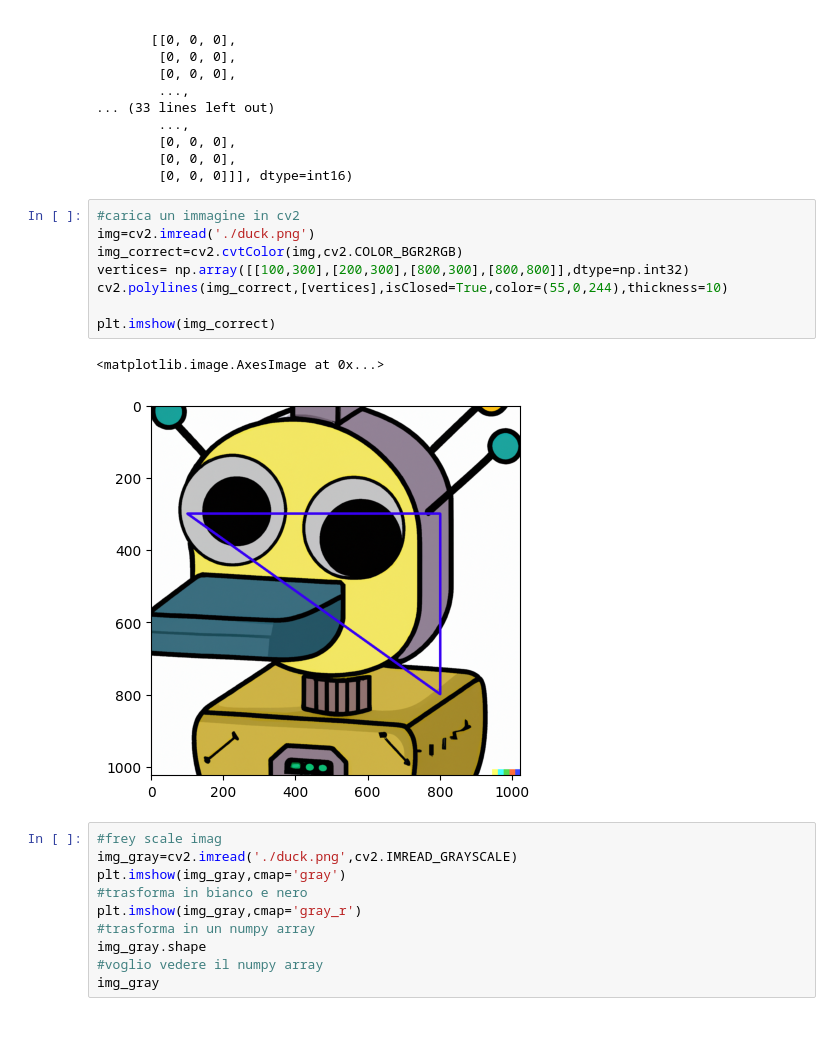
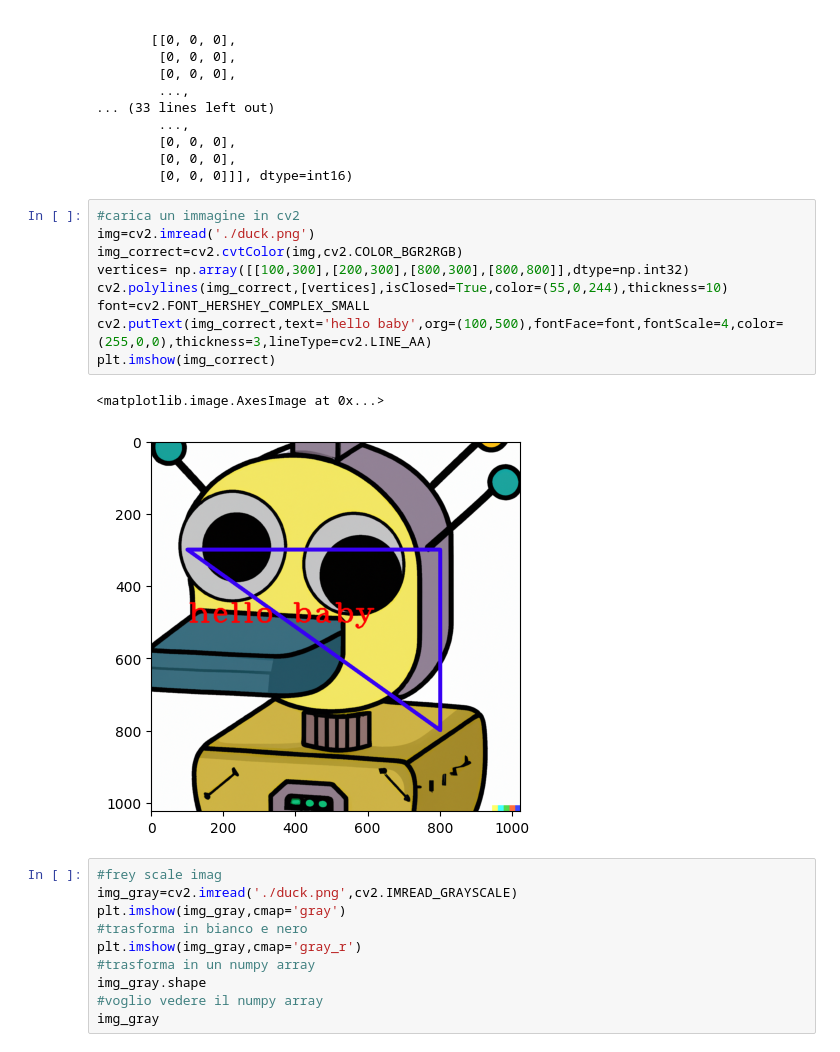
Before and after one commit to andreainzaghi/Pytorch-computer-vision-OPENCV, a Jupyter notebook: basicImages.ipynb, the cells around one changed output. Cells and saved outputs as stored; diff of their text form.

```diff
--- a/basicImages.ipynb
+++ b/basicImages.ipynb
@@ -120,14 +120,15 @@ array([[[0, 0, 0],
 # %%
 #carica un immagine in cv2
 img=cv2.imread('./duck.png')
 img_correct=cv2.cvtColor(img,cv2.COLOR_BGR2RGB)
 vertices= np.array([[100,300],[200,300],[800,300],[800,800]],dtype=np.int32)
 cv2.polylines(img_correct,[vertices],isClosed=True,color=(55,0,244),thickness=10)
-
+font=cv2.FONT_HERSHEY_COMPLEX_SMALL
+cv2.putText(img_correct,text='hello baby',org=(100,500),fontFace=font,fontScale=4,color=(255,0,0),thickness=3,lineType=cv2.LINE_AA)
 plt.imshow(img_correct)
 # %% [output]
 <matplotlib.image.AxesImage at 0x...>
-[figure, old version]
+[figure, new version]
 # %%
 #frey scale imag
 img_gray=cv2.imread('./duck.png',cv2.IMREAD_GRAYSCALE)
```
Also changed, not shown: parts of 3 cells of this notebook, 1 other file.
